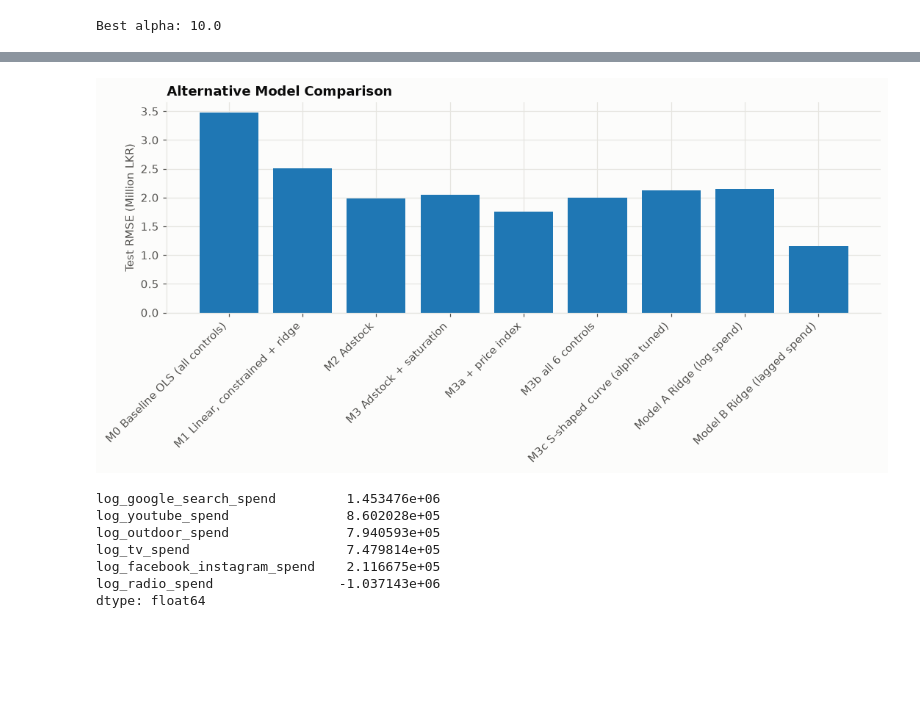
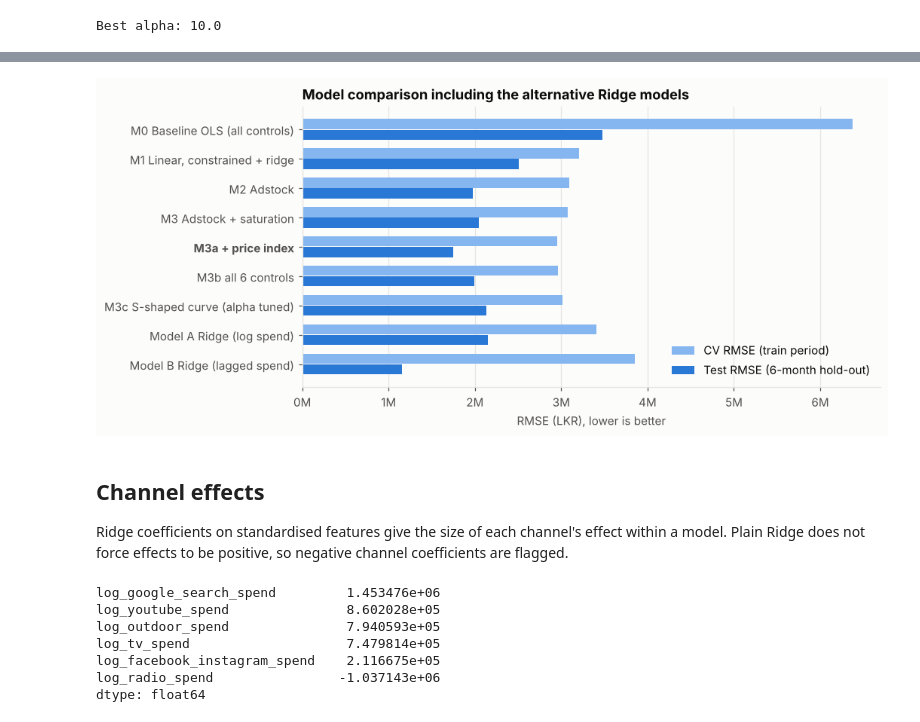
Before and after one commit to NimaniThathsarani/Marketing-Mix-Modelling-Budget-Optimisation, a Jupyter notebook: notebooks/09_mmm_alternative_model.ipynb, the cells around one changed output, grey strips where cells are left out. Cells and saved outputs as stored; diff of their text form; code cells hidden in the pictures; blank space fills up the shorter version.

```diff
--- a/notebooks/09_mmm_alternative_model.ipynb
+++ b/notebooks/09_mmm_alternative_model.ipynb
@@ -422,27 +338,23 @@ plt.show()
-# %%
-plt.figure(figsize=(10,5))
-
-plt.bar(
-    comparison_09["Unnamed: 0"],
-    comparison_09["test RMSE"] / 1e6
-)
-
-plt.ylabel("Test RMSE (Million LKR)")
-plt.title("Alternative Model Comparison")
-
-plt.xticks(rotation=45, ha="right")
-
-plt.tight_layout()
-
-plt.savefig(
-    FIG / "09_model_comparison.png",
-    dpi=300,
-    bbox_inches="tight"
-)
-
-plt.show()
-# %% [output]
-[figure, removed]
+# %%
+fig, ax = plt.subplots(figsize=(9, 4.4))
+order = list(comparison_09.index)[::-1]
+y = np.arange(len(order))
+ax.barh(y + 0.18, comparison_09.loc[order, "CV RMSE"], height=0.34, color="#86b6ef", label="CV RMSE (train period)")
+ax.barh(y - 0.18, comparison_09.loc[order, "test RMSE"], height=0.34, color="#2a78d6", label="Test RMSE (6-month hold-out)")
+ax.set_yticks(y, order)
+for lbl in ax.get_yticklabels():
+    if lbl.get_text().startswith("M3a"):
+        lbl.set_fontweight("bold")
+ps.millions(ax, "x"); ax.set_xlabel("RMSE (LKR), lower is better")
+ax.legend(loc="lower right"); ax.grid(axis="y", visible=False)
+ax.set_title("Model comparison including the alternative Ridge models")
+fig.savefig(FIG / "09_model_comparison.png"); plt.show()
+# %% [output]
+[figure, added]
+# %% [markdown]
+## Channel effects
+
+Ridge coefficients on standardised features give the size of each channel's effect within a model. Plain Ridge does not force effects to be positive, so negative channel coefficients are flagged.
 # %%
 coef_a = pd.Series(
     model_a.named_steps["ridge"].coef_,
```
Also changed, not shown: parts of 18 cells of this notebook, 4 other files.
